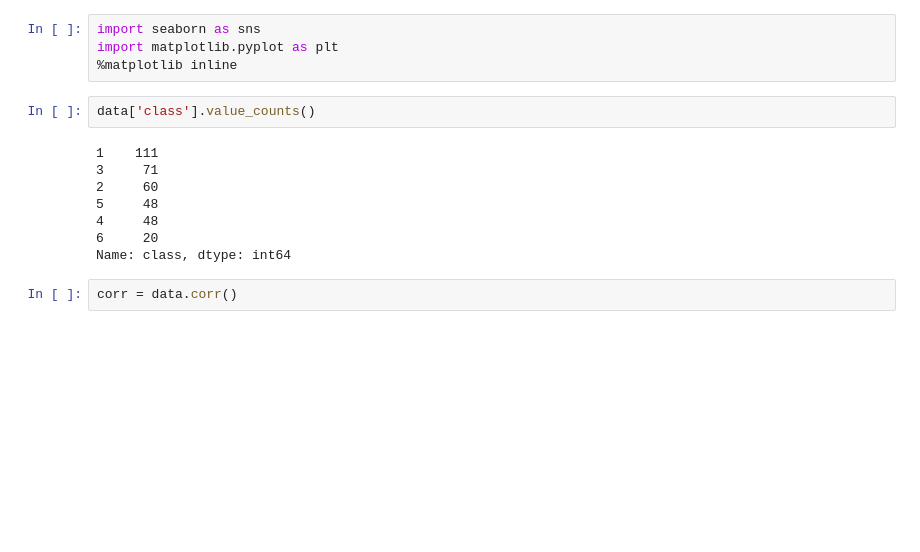
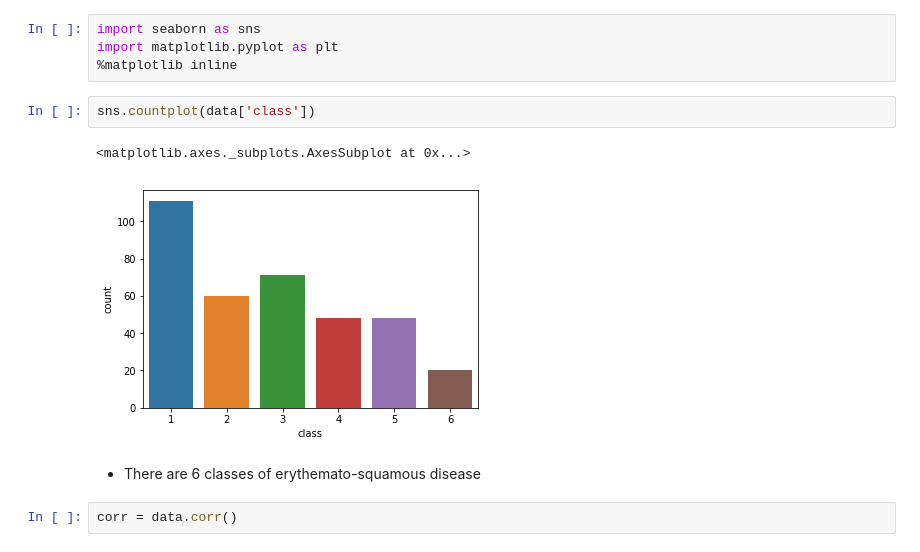
Before and after one commit to reemaratnani/dermatology-disease-classification-using-SVC, a Jupyter notebook: DermDetect.ipynb, the cells around one changed output. Drawn from its saved outputs; the diff is of its cells as text; blank space fills up the shorter version.

```diff
--- a/DermDetect.ipynb
+++ b/DermDetect.ipynb
@@ -41,16 +23,15 @@ data.isnull().sum()
 import seaborn as sns
 import matplotlib.pyplot as plt
 %matplotlib inline
-# %%
-data['class'].value_counts()
-# %% [output]
-1    111
-3     71
-2     60
-5     48
-4     48
-6     20
-Name: class, dtype: int64
+# %%
+sns.countplot(data['class'])
+# %% [output]
+<matplotlib.axes._subplots.AxesSubplot at 0x...>
+[figure, added]
+# %% [markdown]
+
+
+*   There are 6 classes of erythemato-squamous disease
 # %%
 corr = data.corr()
 # %%
```
Also changed, not shown: parts of 20 cells of this notebook.
